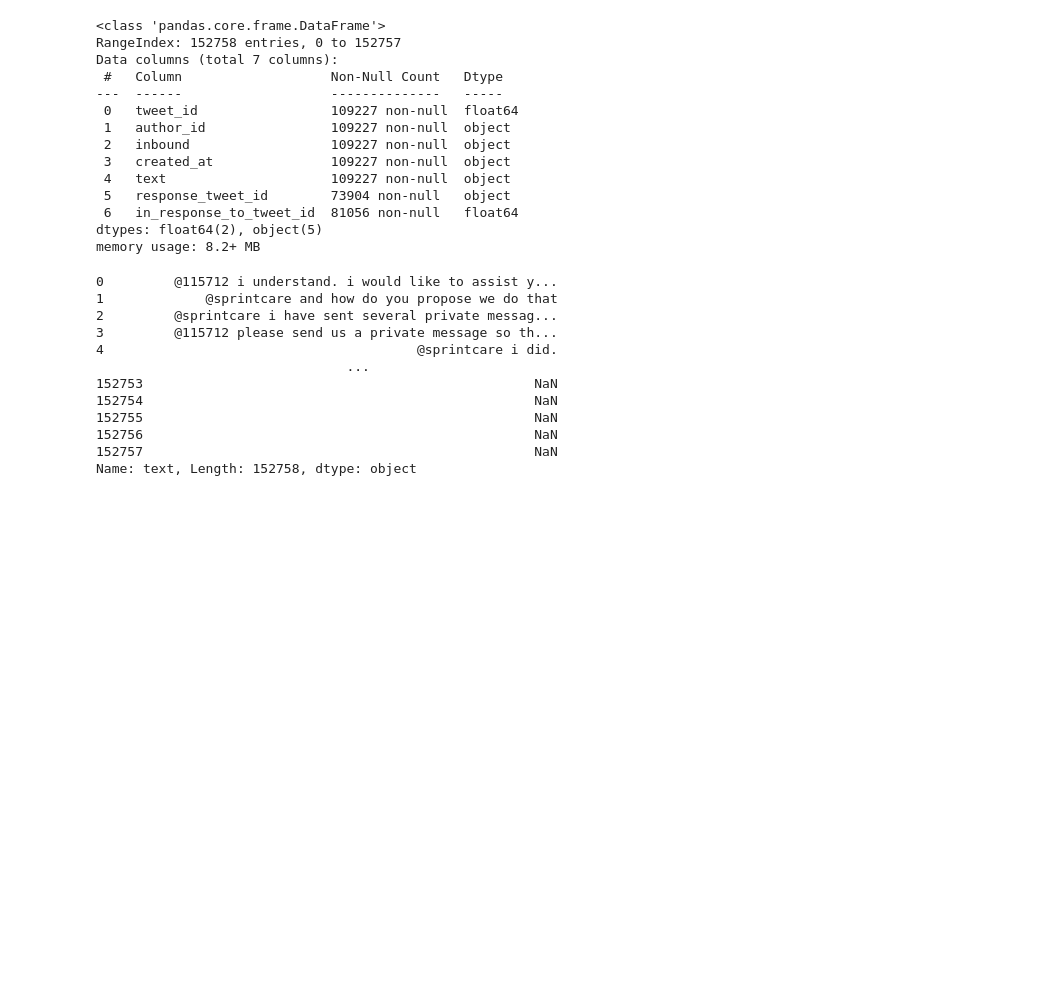
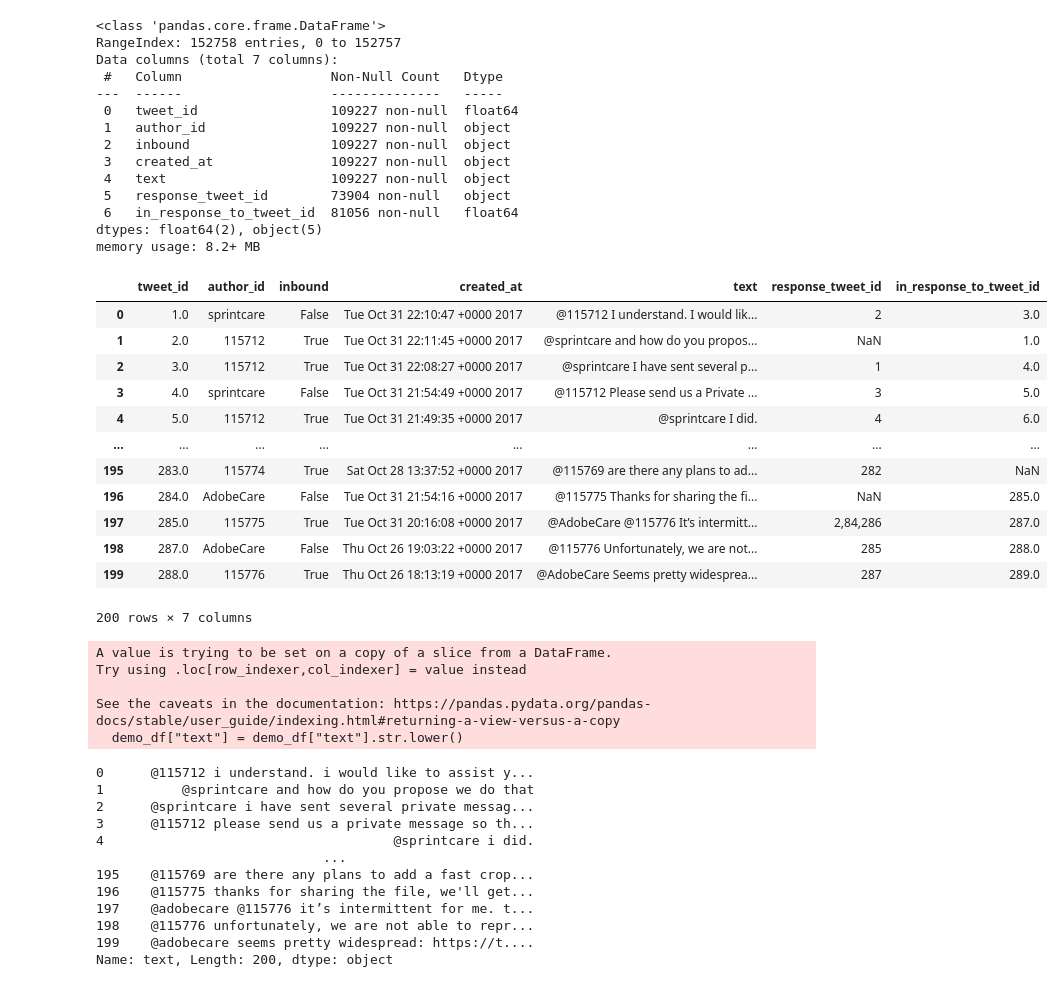
Before and after one commit to karthikeyanbu/GenAI, a Jupyter notebook: Karthikeyan_GenAI_03Feb.ipynb, the cells around one changed output. Drawn from its saved outputs; the diff is of its cells as text; code cells hidden in the pictures; blank space fills up the shorter version.

```diff
--- a/Karthikeyan_GenAI_03Feb.ipynb
+++ b/Karthikeyan_GenAI_03Feb.ipynb
@@ -74,24 +92,46 @@ Data columns (total 7 columns):
  6   in_response_to_tweet_id  81056 non-null   float64
 dtypes: float64(2), object(5)
 memory usage: 8.2+ MB
+# %%
+demo_df = customer_df[0:200]
+demo_df
+# %% [output]
+|  | tweet_id | author_id | inbound | created_at | text | response_tweet_id | in_response_to_tweet_id |
+| 0 | 1.0 | sprintcare | False | Tue Oct 31 22:10:47 +0000 2017 | @115712 I understand. I would lik... | 2 | 3.0 |
+| 1 | 2.0 | 115712 | True | Tue Oct 31 22:11:45 +0000 2017 | @sprintcare and how do you propos... | NaN | 1.0 |
+| 2 | 3.0 | 115712 | True | Tue Oct 31 22:08:27 +0000 2017 | @sprintcare I have sent several p... | 1 | 4.0 |
+| 3 | 4.0 | sprintcare | False | Tue Oct 31 21:54:49 +0000 2017 | @115712 Please send us a Private ... | 3 | 5.0 |
+| 4 | 5.0 | 115712 | True | Tue Oct 31 21:49:35 +0000 2017 | @sprintcare I did. | 4 | 6.0 |
+| ... | ... | ... | ... | ... | ... | ... | ... |
+| 195 | 283.0 | 115774 | True | Sat Oct 28 13:37:52 +0000 2017 | @115769 are there any plans to ad... | 282 | NaN |
+| 196 | 284.0 | AdobeCare | False | Tue Oct 31 21:54:16 +0000 2017 | @115775 Thanks for sharing the fi... | NaN | 285.0 |
+| 197 | 285.0 | 115775 | True | Tue Oct 31 20:16:08 +0000 2017 | @AdobeCare @115776 It’s intermitt... | 2,84,286 | 287.0 |
+| 198 | 287.0 | AdobeCare | False | Thu Oct 26 19:03:22 +0000 2017 | @115776 Unfortunately, we are not... | 285 | 288.0 |
+| 199 | 288.0 | 115776 | True | Thu Oct 26 18:13:19 +0000 2017 | @AdobeCare Seems pretty widesprea... | 287 | 289.0 |
+200 rows × 7 columns
 # %%
 ## text is the field taken for data cleansing
 # 1. Converting to lowercase
-customer_df["text"]
-customer_df["text"] = customer_df["text"].str.lower()
-customer_df["text"]
+demo_df["text"]
+demo_df["text"] = demo_df["text"].str.lower()
+demo_df["text"]
 # %% [output]
-0         @115712 i understand. i would like to assist y...
-1             @sprintcare and how do you propose we do that
-2         @sprintcare i have sent several private messag...
-3         @115712 please send us a private message so th...
-4                                        @sprintcare i did.
-                                ...
-152753                                                  NaN
-152754                                                  NaN
-152755                                                  NaN
-152756                                                  NaN
-152757                                                  NaN
-Name: text, Length: 152758, dtype: object
+A value is trying to be set on a copy of a slice from a DataFrame.
+Try using .loc[row_indexer,col_indexer] = value instead
+
+See the caveats in the documentation: https://pandas.pydata.org/pandas-docs/stable/user_guide/indexing.html#returning-a-view-versus-a-copy
+  demo_df["text"] = demo_df["text"].str.lower()
+0      @115712 i understand. i would like to assist y...
+1          @sprintcare and how do you propose we do that
+2      @sprintcare i have sent several private messag...
+3      @115712 please send us a private message so th...
+4                                     @sprintcare i did.
+                             ...
+195    @115769 are there any plans to add a fast crop...
+196    @115775 thanks for sharing the file, we'll get...
+197    @adobecare @115776 it’s intermittent for me. t...
+198    @115776 unfortunately, we are not able to repr...
+199    @adobecare seems pretty widespread: https://t....
+Name: text, Length: 200, dtype: object
 # %%
 # Check for the presence of punctuation
```
Also changed, not shown: parts of 36 cells of this notebook.
